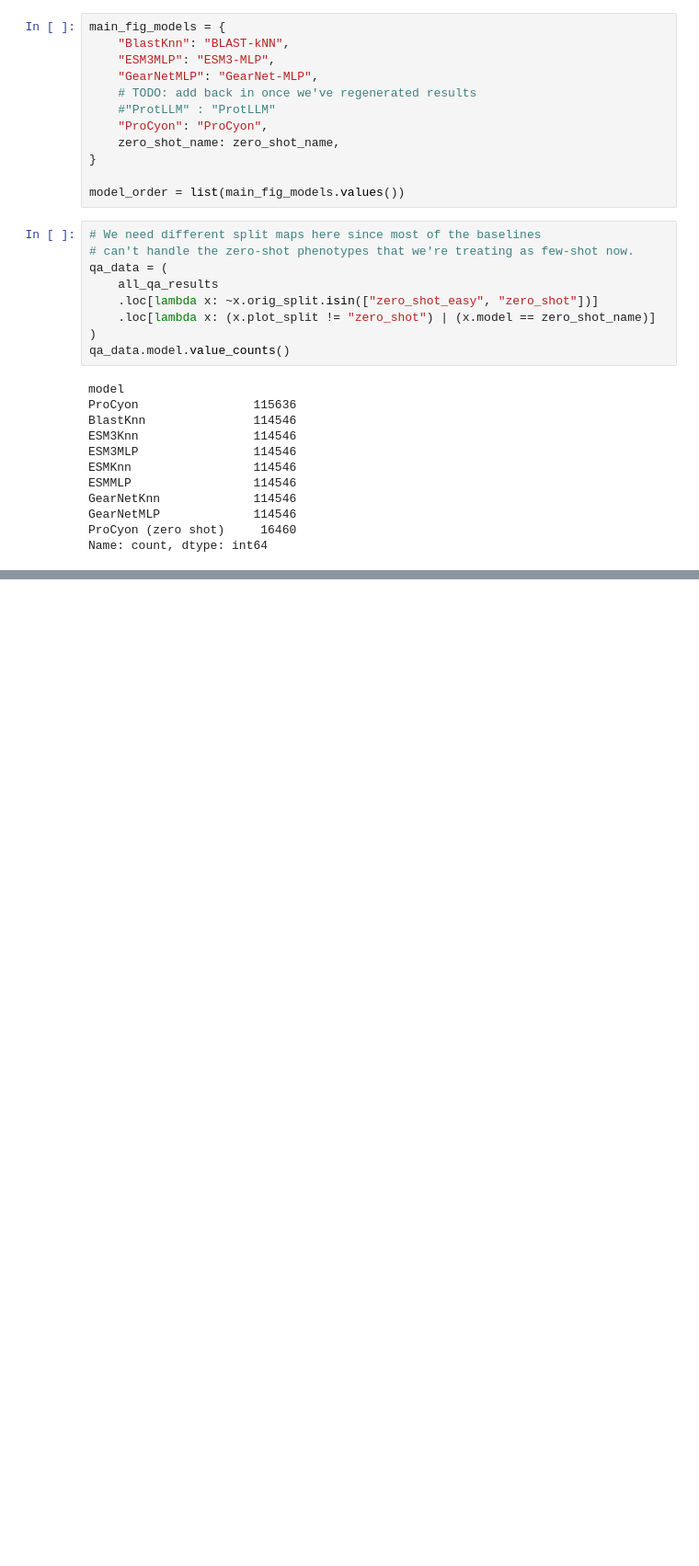
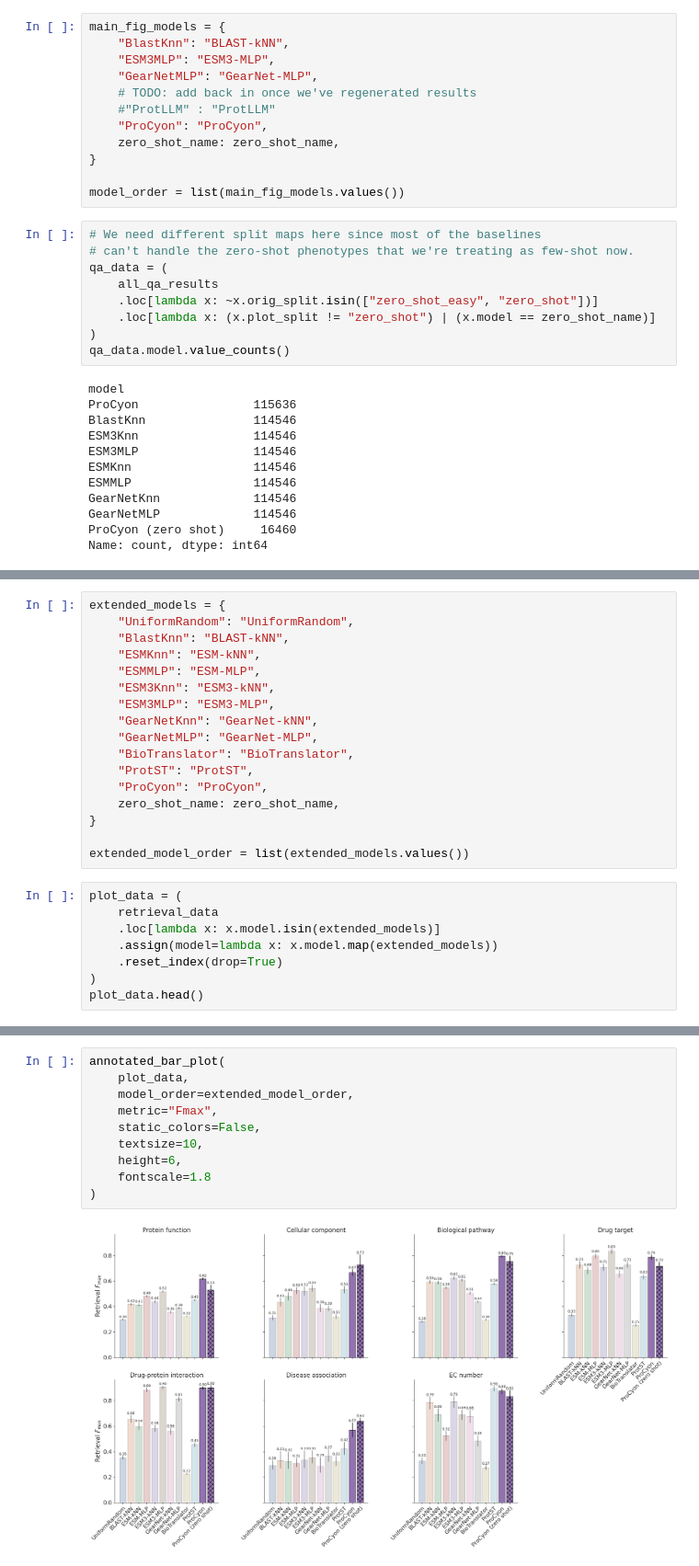
Before and after one commit to mims-harvard/ProCyon, a Jupyter notebook: experimental_analysis/qa_retrieval_results.ipynb, the cells around one changed output, grey strips where cells are left out. Shown at 92% size. Drawn from its saved outputs; the diff is of its cells as text; blank space fills up the shorter version.

```diff
--- a/experimental_analysis/qa_retrieval_results.ipynb
+++ b/experimental_analysis/qa_retrieval_results.ipynb
@@ -762,0 +794,25 @@ annotated_bar_plot(
+# %%
+extended_models = {
+    "UniformRandom": "UniformRandom",
+    "BlastKnn": "BLAST-kNN",
+    "ESMKnn": "ESM-kNN",
+    "ESMMLP": "ESM-MLP",
+    "ESM3Knn": "ESM3-kNN",
+    "ESM3MLP": "ESM3-MLP",
+    "GearNetKnn": "GearNet-kNN",
+    "GearNetMLP": "GearNet-MLP",
+    "BioTranslator": "BioTranslator",
+    "ProtST": "ProtST",
+    "ProCyon": "ProCyon",
+    zero_shot_name: zero_shot_name,
+}
+
+extended_model_order = list(extended_models.values())
+# %%
+plot_data = (
+    retrieval_data
+    .loc[lambda x: x.model.isin(extended_models)]
+    .assign(model=lambda x: x.model.map(extended_models))
+    .reset_index(drop=True)
+)
+plot_data.head()
@@ -762,0 +826,12 @@ annotated_bar_plot(
+# %%
+annotated_bar_plot(
+    plot_data,
+    model_order=extended_model_order,
+    metric="Fmax",
+    static_colors=False,
+    textsize=10,
+    height=6,
+    fontscale=1.8
+)
+# %% [output]
+[figure, added]
```
Also changed, not shown: parts of 14 cells of this notebook.
